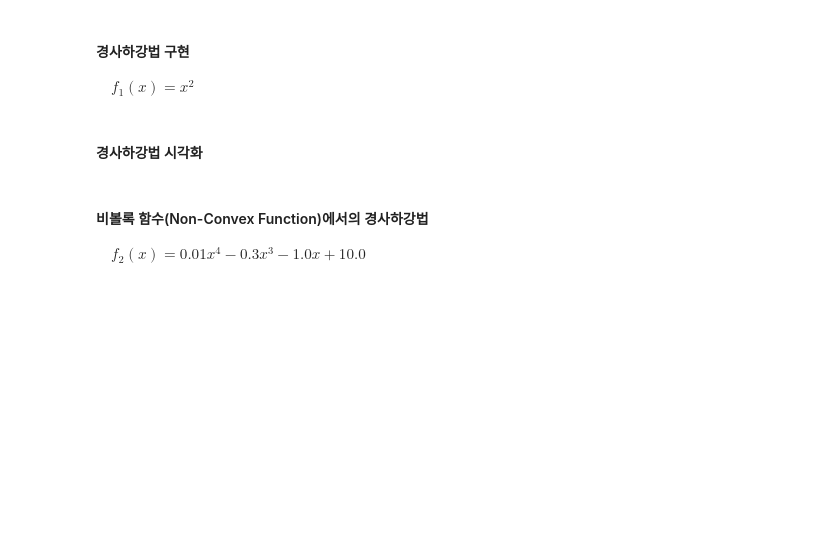
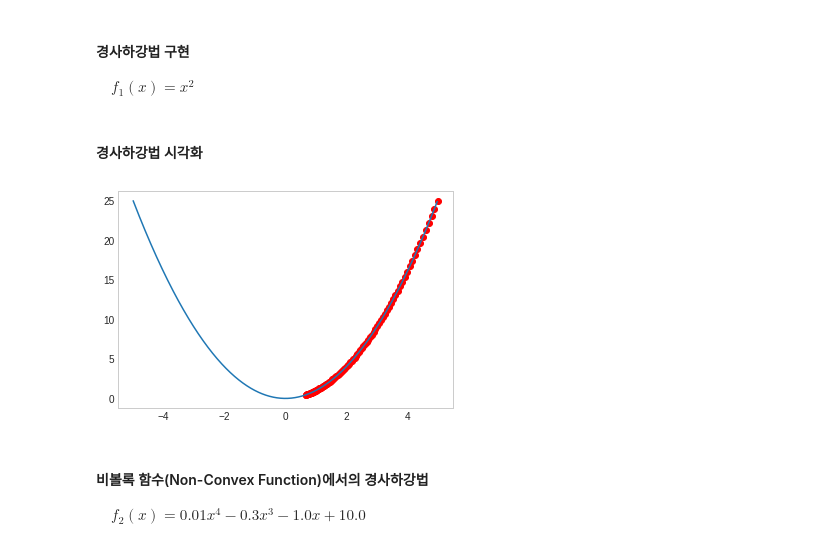
Before and after one commit to moung1012/-, a Jupyter notebook: _6_경사하강법(Gradient_Decent).ipynb, the cells around one changed output. Saved outputs shown, nothing was run; the diff lists cells and outputs as text; code cells hidden in the pictures; blank space fills up the shorter version.

```diff
--- a/_6_경사하강법(Gradient_Decent).ipynb
+++ b/_6_경사하강법(Gradient_Decent).ipynb
@@ -68,8 +68,42 @@
 #### 경사하강법 구현
 
 $\quad f_1(x) = x^2$
+# %%
+def f1(x):
+  return x**2
+
+def df_dx1(x):
+  return 2*x
+# %%
+def gradient_descent(f, df_dx, init_x, learning_rate=0.01, step_num=100):
+  x = init_x
+  x_log, y_log = [x], [f(x)]
+
+  for i in range(step_num):
+    grad = df_dx(x)
+    x -= learning_rate * grad
+
+    x_log.append(x)
+    y_log.append(f(x))
+
+  return x_log, y_log
 # %% [markdown]
 #### 경사하강법 시각화
+# %%
+import numpy as np
+import matplotlib.pyplot as plt
+plt.style.use('seaborn-whitegrid')
+
+x_init = 5
+x_log, y_log = gradient_descent(f1, df_dx1, init_x=x_init)
+plt.scatter(x_log, y_log, color='red')
+
+x = np.arange(-5, 5, 0.01)
+plt.plot(x, f1(x))
+plt.grid()
+plt.show()
+# %% [output]
+[figure, added]
 # %% [markdown]
 #### 비볼록 함수(Non-Convex Function)에서의 경사하강법
 
```
Also changed, not shown: parts of 11 cells of this notebook.
